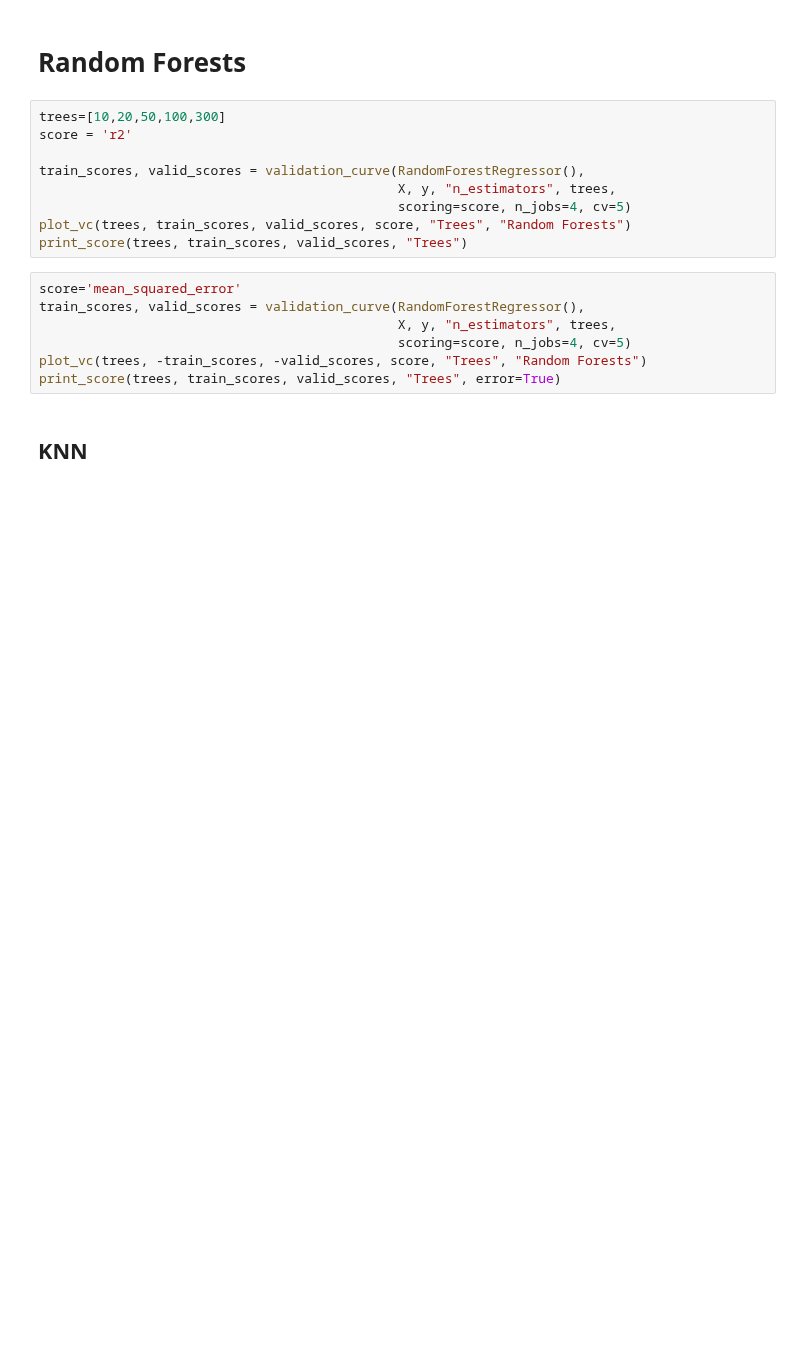
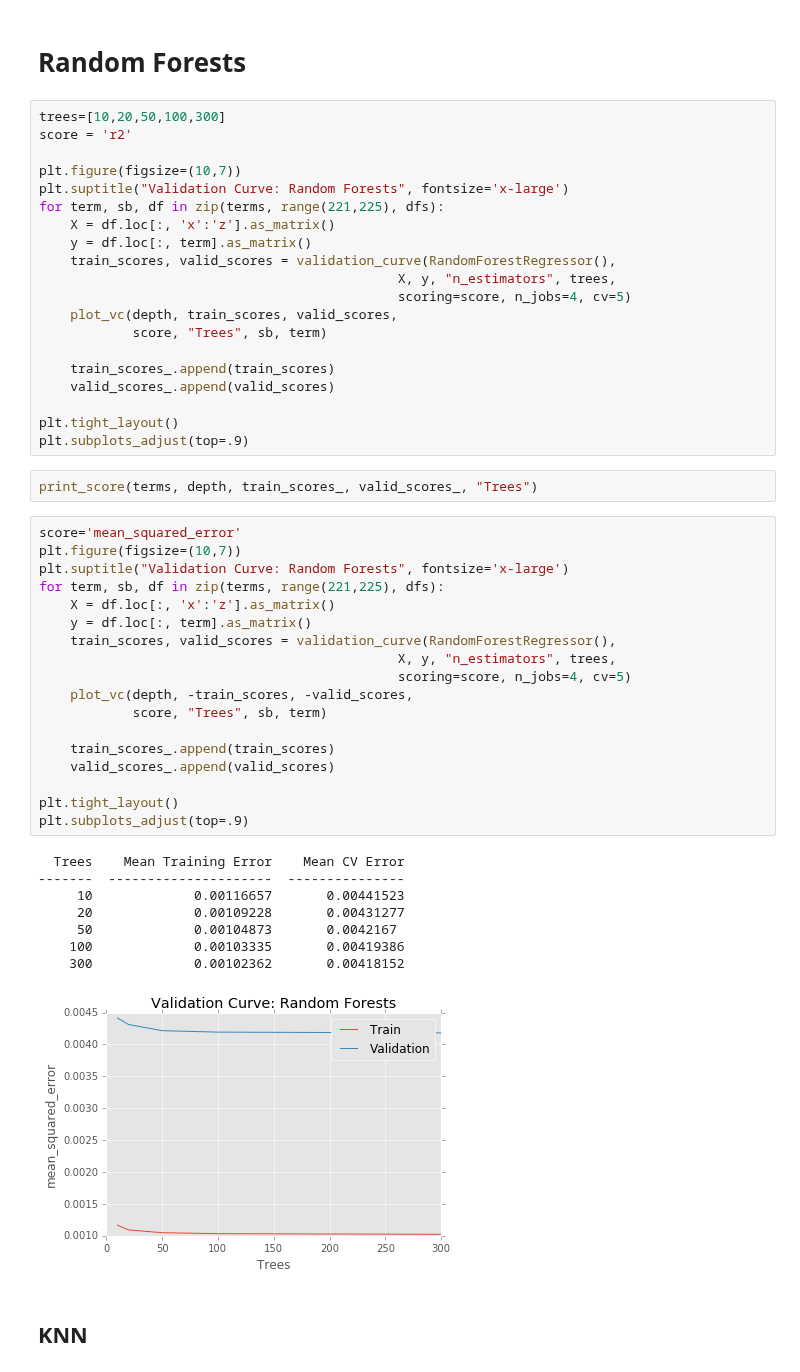
Before and after one commit to voytekresearch/nsaba, a Jupyter notebook: notebooks/testing/Estimation.ipynb, the cells around one changed output. Drawn from its saved outputs; the diff is of its cells as text; blank space fills up the shorter version.

```diff
--- a/notebooks/testing/Estimation.ipynb
+++ b/notebooks/testing/Estimation.ipynb
@@ -145,18 +187,51 @@ print_score(depth, train_scores, valid_scores, "Max Depth")
 trees=[10,20,50,100,300]
 score = 'r2'
 
-train_scores, valid_scores = validation_curve(RandomForestRegressor(),
+plt.figure(figsize=(10,7))
+plt.suptitle("Validation Curve: Random Forests", fontsize='x-large')
+for term, sb, df in zip(terms, range(221,225), dfs):
+    X = df.loc[:, 'x':'z'].as_matrix()
+    y = df.loc[:, term].as_matrix()
+    train_scores, valid_scores = validation_curve(RandomForestRegressor(),
                                               X, y, "n_estimators", trees,
                                               scoring=score, n_jobs=4, cv=5)
-plot_vc(trees, train_scores, valid_scores, score, "Trees", "Random Forests")
-print_score(trees, train_scores, valid_scores, "Trees")
+    plot_vc(depth, train_scores, valid_scores,
+            score, "Trees", sb, term)
+
+    train_scores_.append(train_scores)
+    valid_scores_.append(valid_scores)
+
+plt.tight_layout()
+plt.subplots_adjust(top=.9)
-# %%
-score='mean_squared_error'
-train_scores, valid_scores = validation_curve(RandomForestRegressor(),
-                                              X, y, "n_estimators", trees,
-                                              scoring=score, n_jobs=4, cv=5)
-plot_vc(trees, -train_scores, -valid_scores, score, "Trees", "Random Forests")
-print_score(trees, train_scores, valid_scores, "Trees", error=True)
+# %%
+print_score(terms, depth, train_scores_, valid_scores_, "Trees")
+# %%
+score='mean_squared_error'
+plt.figure(figsize=(10,7))
+plt.suptitle("Validation Curve: Random Forests", fontsize='x-large')
+for term, sb, df in zip(terms, range(221,225), dfs):
+    X = df.loc[:, 'x':'z'].as_matrix()
+    y = df.loc[:, term].as_matrix()
+    train_scores, valid_scores = validation_curve(RandomForestRegressor(),
+                                              X, y, "n_estimators", trees,
+                                              scoring=score, n_jobs=4, cv=5)
+    plot_vc(depth, -train_scores, -valid_scores,
+            score, "Trees", sb, term)
+
+    train_scores_.append(train_scores)
+    valid_scores_.append(valid_scores)
+
+plt.tight_layout()
+plt.subplots_adjust(top=.9)
+# %% [output]
+  Trees    Mean Training Error    Mean CV Error
+-------  ---------------------  ---------------
+     10             0.00116657       0.00441523
+     20             0.00109228       0.00431277
+     50             0.00104873       0.0042167
+    100             0.00103335       0.00419386
+    300             0.00102362       0.00418152
+[figure, added]
 # %% [markdown]
 ## KNN
 # %%
```
Also changed, not shown: parts of 14 cells of this notebook, 1 other file.
